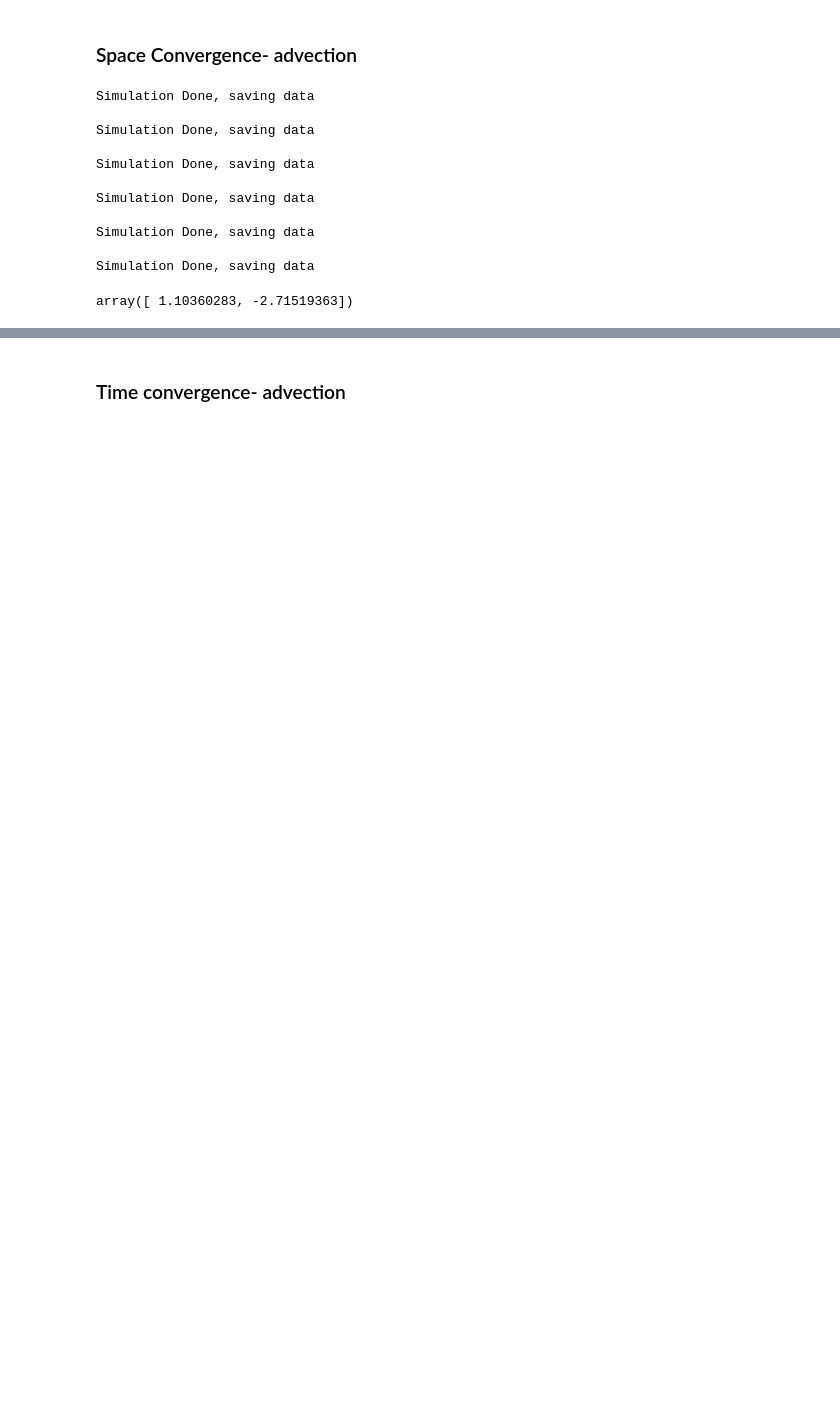
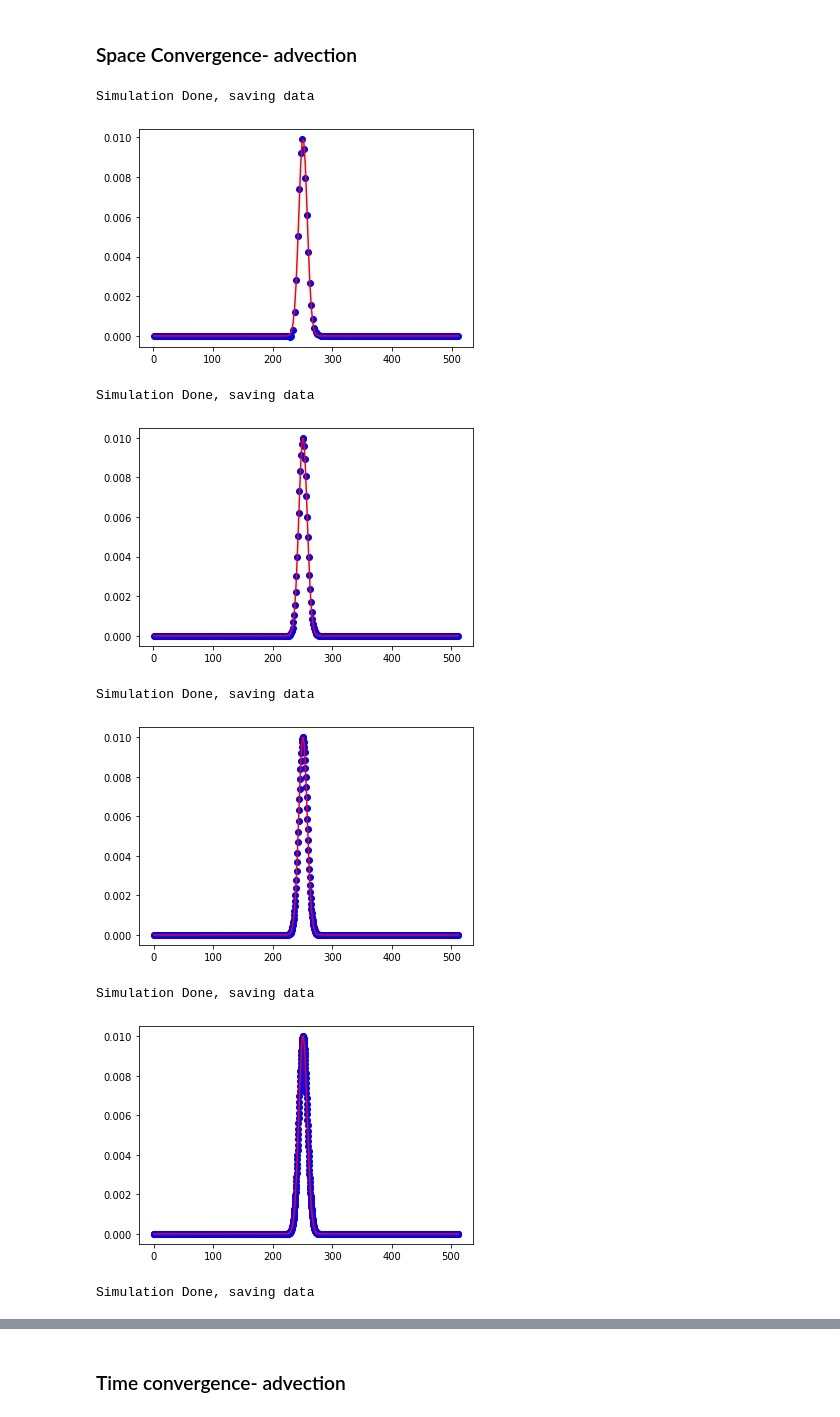
Before and after one commit to Hemadityamalla/1d_fluid, a Jupyter notebook: Order of Convergence in FVM.ipynb, the cells around one changed output, grey strips where cells are left out. Cells and saved outputs as stored; diff of their text form; code cells hidden in the pictures; blank space fills up the shorter version.

Commit message:
Working advection convergence criteria python notebook

```diff
--- a/Order of Convergence in FVM.ipynb
+++ b/Order of Convergence in FVM.ipynb
@@ -52,44 +60,23 @@ def advectionEqn(dx, dt, filename):
 # %% [markdown]
 ### Space Convergence- advection
-# %%
-dt = 0.015
-dxVals = (2**np.array([1.0,2.0,3.0,4.0,5.0, 6.0]))**(-1.0)
-for dx in dxVals:
-    filename = 'advection'+str(dx)
-    advectionEqn(dx,dt,filename)
-
-
-#Loading data
-uh = np.loadtxt('advection0.5.txt',delimiter=',')
-uh2 = np.loadtxt('advection0.25.txt',delimiter=',')
-uh4 = np.loadtxt('advection0.125.txt',delimiter=',')
-uh8 = np.loadtxt('advection0.0625.txt',delimiter=',')
-uh16 = np.loadtxt('advection0.03125.txt',delimiter=',')
-uh32 = np.loadtxt('advection0.015625.txt',delimiter=',')
-
-uhavg = np.repeat(uh[:,1],32)
-uh2avg = np.repeat(uh2[:,1],16)
-uh4avg = np.repeat(uh4[:,1],8)
-uh8avg = np.repeat(uh8[:,1],4)
-uh16avg = np.repeat(uh16[:,1],2)
-
-error = np.array([np.linalg.norm(uh32[:,1] - uhavg), \
-                 np.linalg.norm(uh32[:,1] - uh2avg), \
-                 np.linalg.norm(uh32[:,1] - uh4avg), \
-                 np.linalg.norm(uh32[:,1] - uh8avg), \
-                 np.linalg.norm(uh32[:,1] - uh16avg)])
-
-np.polyfit(np.log2(dxVals[0:-1]), np.log2(error),1)
-# %% [output]
-Simulation Done, saving data
-
-Simulation Done, saving data
-
-Simulation Done, saving data
-
-Simulation Done, saving data
-
-Simulation Done, saving data
-
-Simulation Done, saving data
-array([ 1.10360283, -2.71519363])
+# %%
+Tfinal = 20.0
+xb = 231.0
+exact = lambda x : 0.01*np.exp(-0.01*(x - xb - Tfinal)**2)
+dt = 0.005
+dxVals = 100*(2**np.array([1,2,3,4,5, 6,7,8]))
+i = 0
+
+for dx in dxVals:
+    filename = 'advection'+str(dx)
+    advectionEqn(dx,dt,filename, xb, Tfinal)
+# %% [output]
+Simulation Done, saving data
+[figure, added]
+Simulation Done, saving data
+[figure, added]
+Simulation Done, saving data
+[figure, added]
+Simulation Done, saving data
+[figure, added]
+Simulation Done, saving data
```
Also changed, not shown: parts of 16 cells of this notebook.
